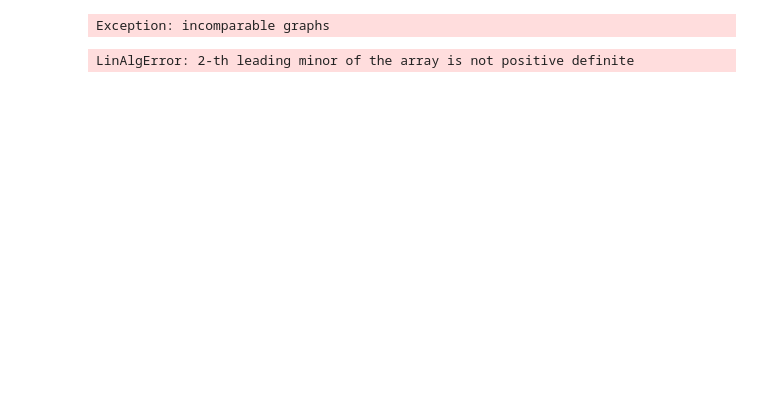
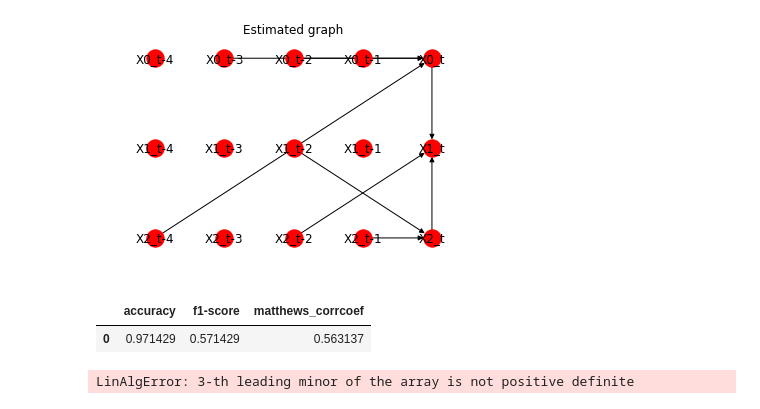
Before and after one commit to danthe96/CIoTS, a Jupyter notebook: simple_test.ipynb, the cells around one changed output. Saved outputs shown, nothing was run; the diff lists cells and outputs as text; code cells hidden in the pictures; blank space fills up the shorter version.

```diff
--- a/simple_test.ipynb
+++ b/simple_test.ipynb
@@ -38,10 +23,16 @@ plt.show()
+# %%
+plt.title("Estimated graph")
+draw_graph(predicted_graph, dimensions, max_p)
+# %% [output]
+[figure, added]
 # %%
-pd.DataFrame(evaluate_edges(generator.graph, predicted_graph))
+pd.DataFrame(evaluate_edges(generator.graph, predicted_graph), index=[0])
 # %% [output]
-Exception: incomparable graphs
+|  | accuracy | f1-score | matthews_corrcoef |
+| 0 | 0.971429 | 0.571429 | 0.563137 |
 # %%
-p_ranking, ic_scores = var_order_select(ts, max_p=5)
+p_ranking, ic_scores = var_order_select(ts, max_p=4)
 # %% [output]
-LinAlgError: 2-th leading minor of the array is not positive definite
+LinAlgError: 3-th leading minor of the array is not positive definite
 # %%
 pd.DataFrame(p_ranking)
```
Also changed, not shown: parts of 6 cells of this notebook, 3 other files.
